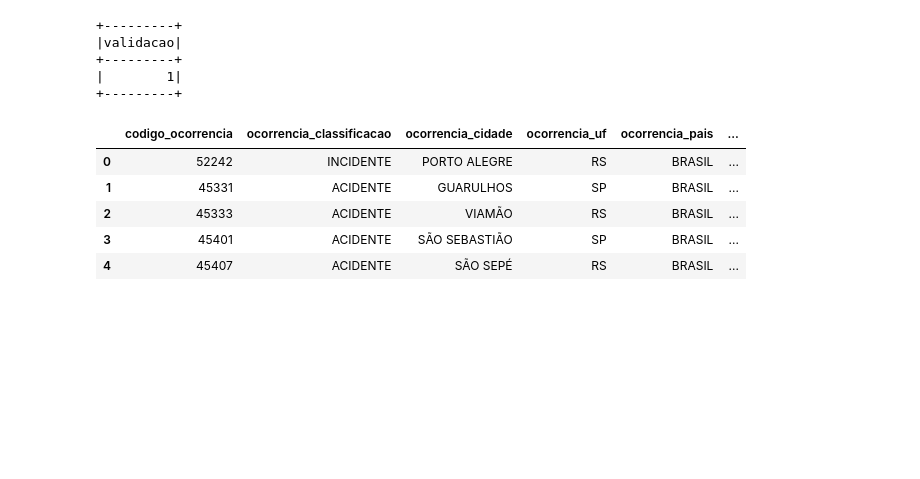
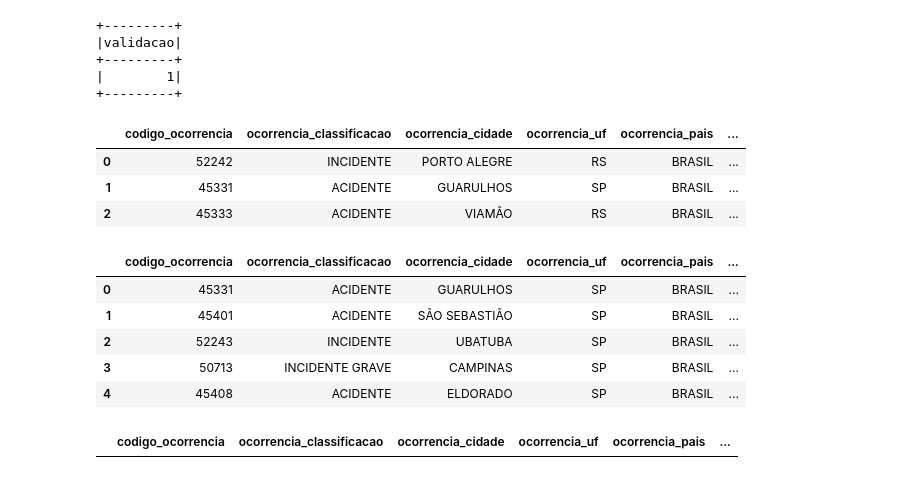
Before and after one commit to elvismaicol/project_etl_data_cenipa, a Jupyter notebook: script_pyspark/data_ocorrencia.ipynb, the cells around one changed output. Drawn from its saved outputs; the diff is of its cells as text; code cells hidden in the pictures; blank space fills up the shorter version.

```diff
--- a/script_pyspark/data_ocorrencia.ipynb
+++ b/script_pyspark/data_ocorrencia.ipynb
@@ -147,8 +119,15 @@ compara_codigo.select('validacao').distinct().limit(5).show()
 # %%
-(
-    df_oc.select(
+# Selecionando apenas as colunas úteis
+df_oc_bruto = (
+    df_oc_bruto.select(
         'codigo_ocorrencia',
+#        'codigo_ocorrencia1',
+#        'codigo_ocorrencia2',
+#        'codigo_ocorrencia3',
+#        'codigo_ocorrencia4',
         'ocorrencia_classificacao',
+#        'ocorrencia_latitude',
+#        'ocorrencia_longitude',
         'ocorrencia_cidade',
         'ocorrencia_uf',
         'ocorrencia_pais',
@@ -157,19 +136,35 @@ compara_codigo.select('validacao').distinct().limit(5).show()
         'ocorrencia_hora',
         'investigacao_aeronave_liberada',
         'investigacao_status',
-        'divulgacao_relatorio_numero',
+#        'divulgacao_relatorio_numero',
         'divulgacao_relatorio_publicado',
         'divulgacao_dia_publicacao',
         'total_recomendacoes',
         'total_aeronaves_envolvidas',
         'ocorrencia_saida_pista'
     )
-    .limit(5).toPandas()
 )
-# %% [output]
-|  | codigo_ocorrencia | ocorrencia_classificacao | ocorrencia_cidade | ocorrencia_uf | ocorrencia_pais | ... |
-| 0 | 52242 | INCIDENTE | PORTO ALEGRE | RS | BRASIL | ... |
-| 1 | 45331 | ACIDENTE | GUARULHOS | SP | BRASIL | ... |
-| 2 | 45333 | ACIDENTE | VIAMÃO | RS | BRASIL | ... |
-| 3 | 45401 | ACIDENTE | SÃO SEBASTIÃO | SP | BRASIL | ... |
-| 4 | 45407 | ACIDENTE | SÃO SEPÉ | RS | BRASIL | ... |
+# %%
+df_oc_bruto.limit(3).toPandas()
+# %% [output]
+|  | codigo_ocorrencia | ocorrencia_classificacao | ocorrencia_cidade | ocorrencia_uf | ocorrencia_pais | ... |
+| 0 | 52242 | INCIDENTE | PORTO ALEGRE | RS | BRASIL | ... |
+| 1 | 45331 | ACIDENTE | GUARULHOS | SP | BRASIL | ... |
+| 2 | 45333 | ACIDENTE | VIAMÃO | RS | BRASIL | ... |
+# %%
+(
+    df_oc_bruto
+    .filter(col('ocorrencia_uf').isin('SP'))
+    .limit(5).toPandas()
+)
+# %% [output]
+|  | codigo_ocorrencia | ocorrencia_classificacao | ocorrencia_cidade | ocorrencia_uf | ocorrencia_pais | ... |
+| 0 | 45331 | ACIDENTE | GUARULHOS | SP | BRASIL | ... |
+| 1 | 45401 | ACIDENTE | SÃO SEBASTIÃO | SP | BRASIL | ... |
+| 2 | 52243 | INCIDENTE | UBATUBA | SP | BRASIL | ... |
+| 3 | 50713 | INCIDENTE GRAVE | CAMPINAS | SP | BRASIL | ... |
+| 4 | 45408 | ACIDENTE | ELDORADO | SP | BRASIL | ... |
+# %%
+df_oc.filter(f.col('investigacao_status').isNull()).limit(5).toPandas()
+# %% [output]
+|  | codigo_ocorrencia | ocorrencia_classificacao | ocorrencia_cidade | ocorrencia_uf | ocorrencia_pais | ... |
```
Also changed, not shown: parts of 29 cells of this notebook.
